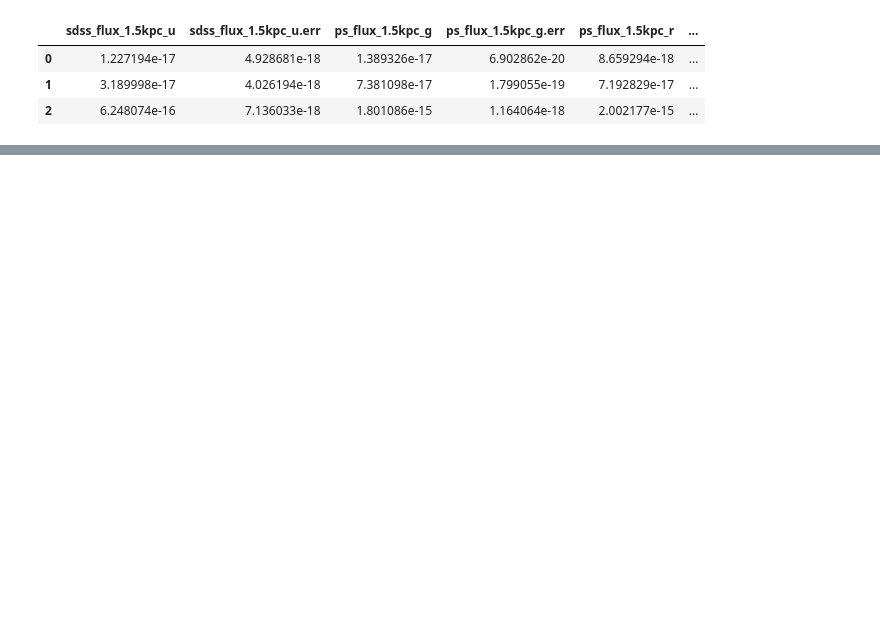
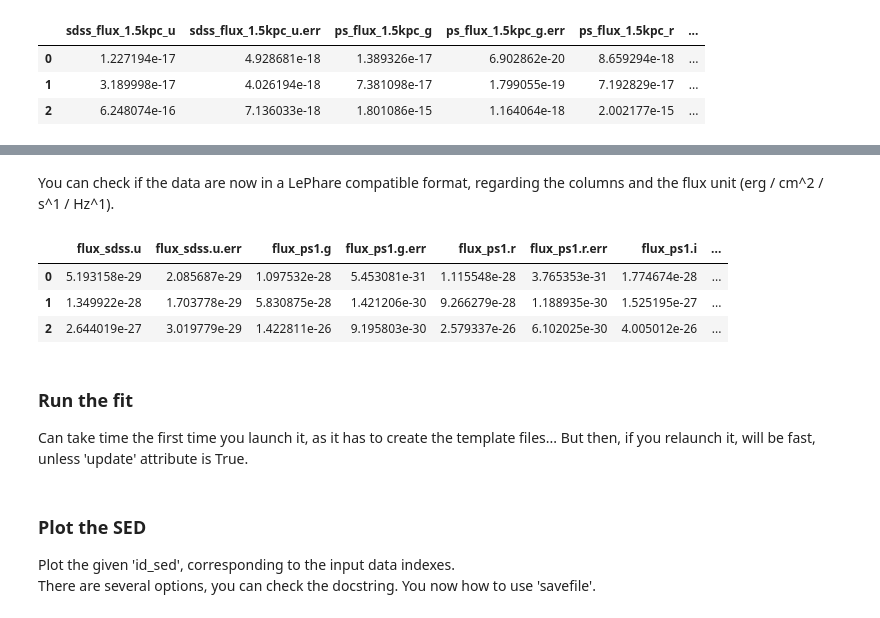
Before and after one commit to MartinBriday/pylephare, a Jupyter notebook: notebooks/how_to_use_lephare.ipynb, the cells around one changed output, grey strips where cells are left out. Drawn from its saved outputs; the diff is of its cells as text; code cells hidden in the pictures; blank space fills up the shorter version.

```diff
--- a/notebooks/how_to_use_lephare.ipynb
+++ b/notebooks/how_to_use_lephare.ipynb
@@ -21,0 +92,14 @@ data_lp
+# %% [markdown]
+You can check if the data are now in a LePhare compatible format, regarding the columns and the flux unit (erg / cm^2 / s^1 / Hz^1).
+# %%
+lp_fit.data_meas
+# %% [output]
+|  | flux_sdss.u | flux_sdss.u.err | flux_ps1.g | flux_ps1.g.err | flux_ps1.r | flux_ps1.r.err | flux_ps1.i | ... |
+| 0 | 5.193158e-29 | 2.085687e-29 | 1.097532e-28 | 5.453081e-31 | 1.115548e-28 | 3.765353e-31 | 1.774674e-28 | ... |
+| 1 | 1.349922e-28 | 1.703778e-29 | 5.830875e-28 | 1.421206e-30 | 9.266279e-28 | 1.188935e-30 | 1.525195e-27 | ... |
+| 2 | 2.644019e-27 | 3.019779e-29 | 1.422811e-26 | 9.195803e-30 | 2.579337e-26 | 6.102025e-30 | 4.005012e-26 | ... |
+# %% [markdown]
+### Run the fit
+
+Can take time the first time you launch it, as it has to create the template files...
+But then, if you relaunch it, will be fast, unless 'update' attribute is True.
@@ -21,0 +108,6 @@ data_lp
+# %% [markdown]
+### Plot the SED
+
+Plot the given 'id_sed', corresponding to the input data indexes.<br>
+There are several options, you can check the docstring.
+You now how to use 'savefile'.
```
Also changed, not shown: parts of 13 cells of this notebook, 2 other files.
